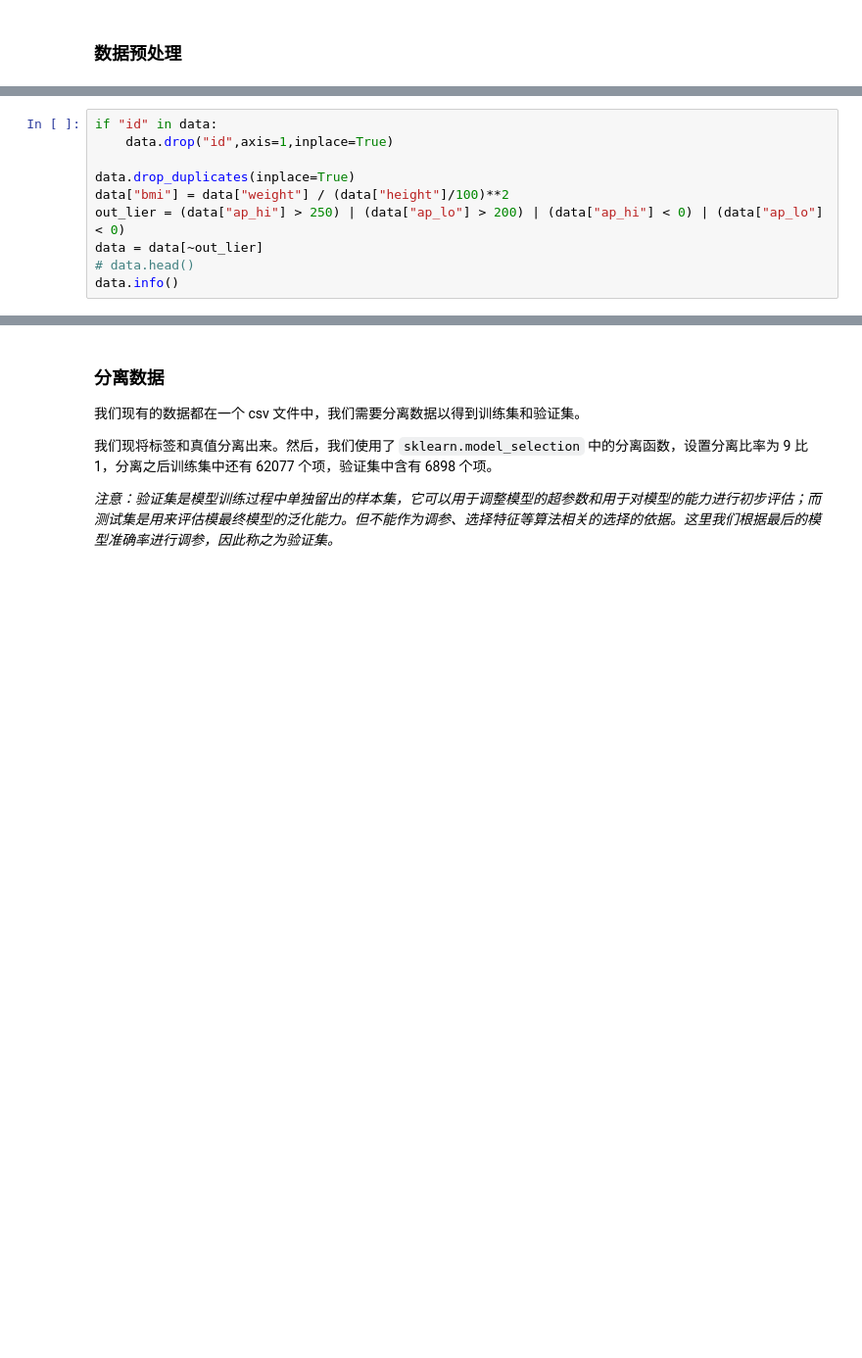
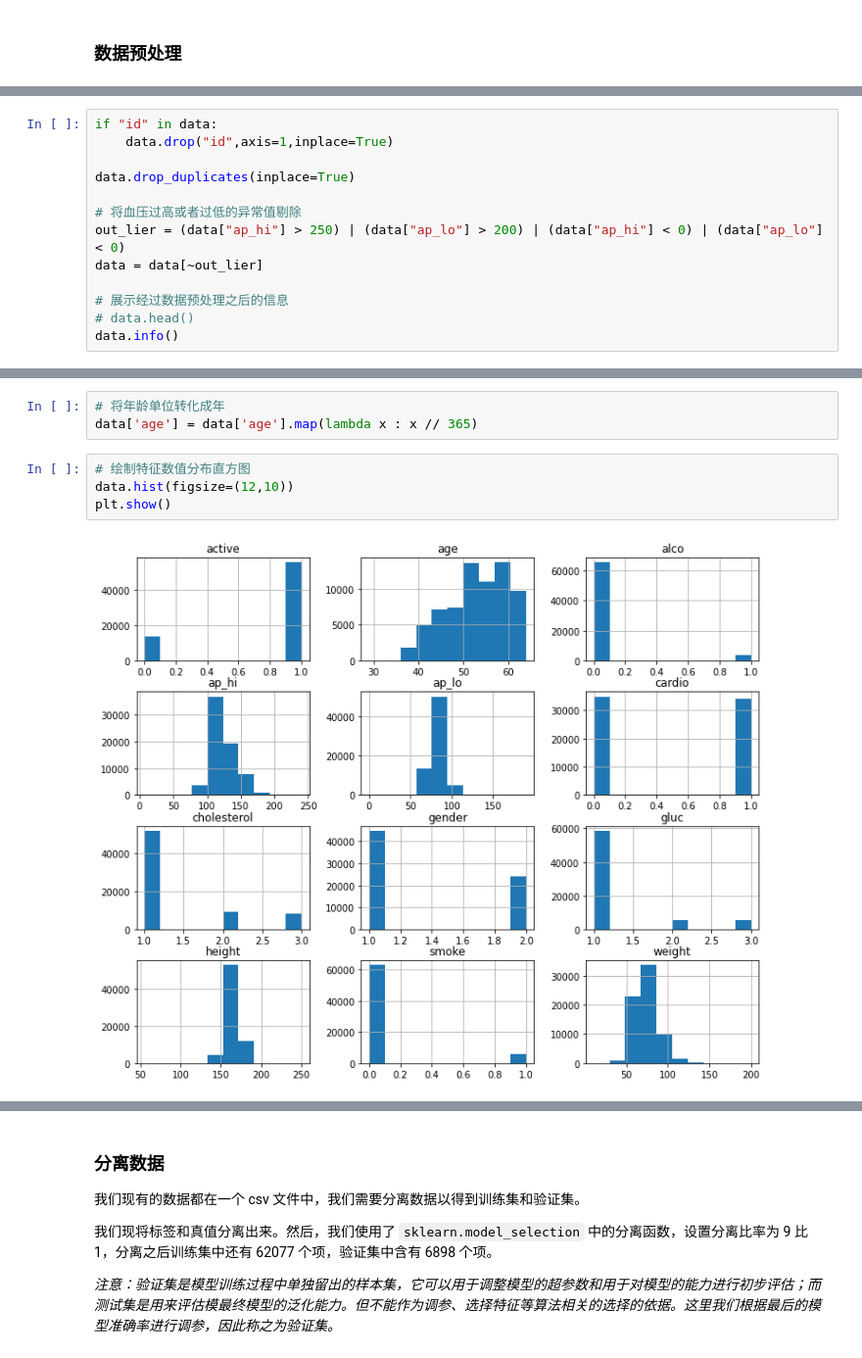
Before and after one commit to LovelyBuggies/Python_Cardiovascular_Disease_Predict, a Jupyter notebook: predict.ipynb, the cells around one changed output, grey strips where cells are left out. Shown at 98% size. Drawn from its saved outputs; the diff is of its cells as text; blank space fills up the shorter version.

```diff
--- a/predict.ipynb
+++ b/predict.ipynb
@@ -51,9 +65,12 @@ if "id" in data:
     data.drop("id",axis=1,inplace=True)
 
 data.drop_duplicates(inplace=True)
-data["bmi"] = data["weight"] / (data["height"]/100)**2
+
+# 将血压过高或者过低的异常值剔除
 out_lier = (data["ap_hi"] > 250) | (data["ap_lo"] > 200) | (data["ap_hi"] < 0) | (data["ap_lo"] < 0)
 data = data[~out_lier]
+
+# 展示经过数据预处理之后的信息
 # data.head()
 data.info()
 # %% [output]
@@ -79,0 +100,9 @@ memory usage: 7.4 MB
+# %%
+# 将年龄单位转化成年
+data['age'] = data['age'].map(lambda x : x // 365)
+# %%
+# 绘制特征数值分布直方图
+data.hist(figsize=(12,10))
+plt.show()
+# %% [output]
+[figure, added]
```
Also changed, not shown: parts of 130 cells of this notebook, 4 other files.
